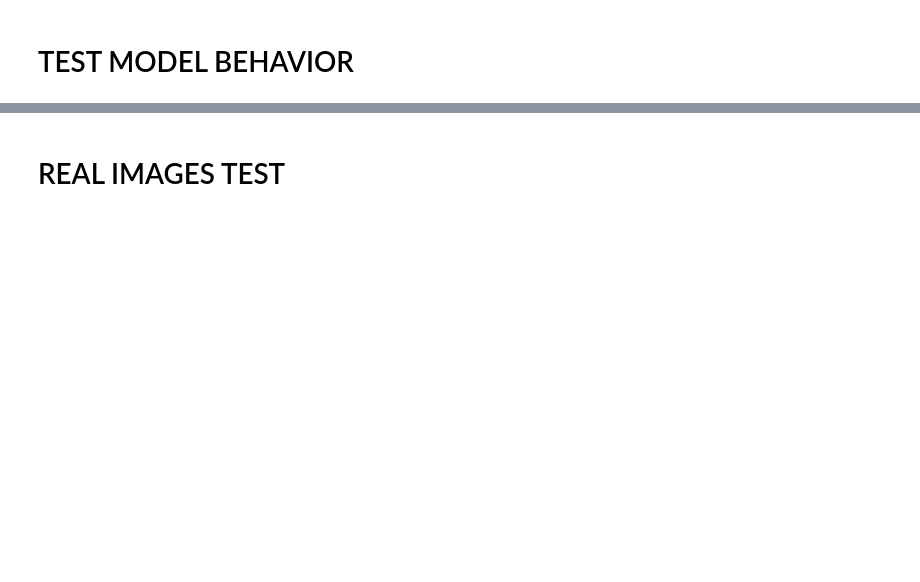
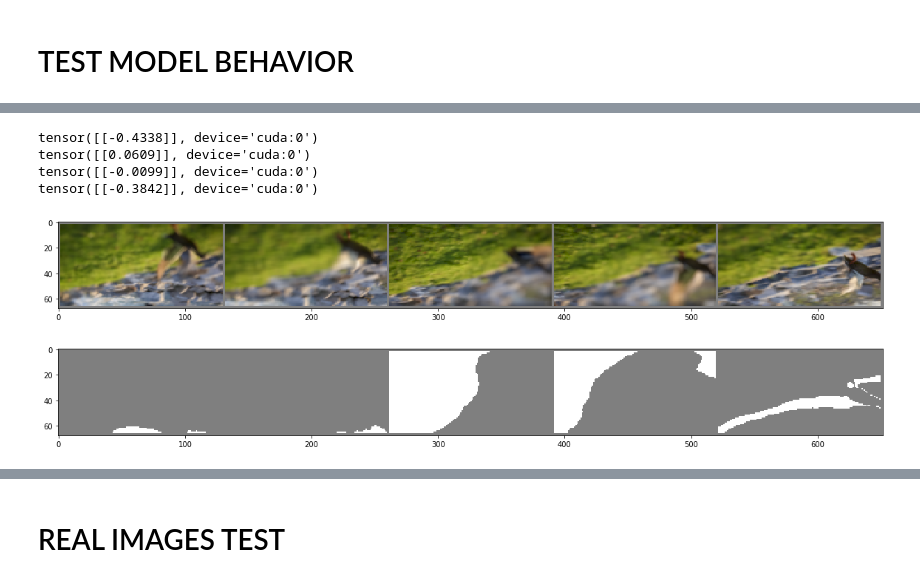
Before and after one commit to cianhwang/pyFusion, a Jupyter notebook: PolicyNet_test.ipynb, the cells around one changed output, grey strips where cells are left out. Cells and saved outputs as stored; diff of their text form; code cells hidden in the pictures; blank space fills up the shorter version.

```diff
--- a/PolicyNet_test.ipynb
+++ b/PolicyNet_test.ipynb
@@ -72 +63,57 @@ imshow(torchvision.utils.make_grid(y_train[0]).cpu())
+# %%
+def reset():
+    h = [torch.zeros(1, 1, 256).cuda(),
+                  torch.zeros(1, 1, 256).cuda()]
+    l = torch.rand(1, 1).cuda()-0.5 #-0.5~0.5
+    return h, l
+
+x_train = x_train.cuda()
+dpt = dpt.cuda()
+h, l = reset()
+
+J_est = []
+I_est = []
+U_est = []
+locs = []
+
+I, _, u_in  = getDefocuesImage(l, x_train[:, 0, ...], dpt[:, 0, ...])
+J_prev = I
+
+I_est.append(I)
+J_est.append(J_prev)
+U_est.append(u_in)
+
+locs.append(l)
+
+with torch.no_grad():
+    for t in range(x_train.size(1)-1):
+        obs = toy_utils.calc_obs_input((dpt[:, t] - 4.0)/6.0, sum(locs))
+        input_t = torch.cat([I, obs], dim = 1)
+
+        h, mu, l, _, _ = model(input_t, l, h)
+#                 l = torch.zeros(1, 1).cuda()
+#                 l = torch.rand(1, 1).cuda()-0.5
+        I, _, u_in = getDefocuesImage(sum(locs), x_train[:, t+1, ...], dpt[:, t+1, ...])
+        J_prev = fuseTwoImages(I, J_prev)
+        J_est.append(J_prev)
+        I_est.append(I)
+        U_est.append(u_in)
+
+        locs.append(l)
+        print(mu)
+
+    J_est = torch.stack(J_est, dim = 1)
+    I_est = torch.stack(I_est, dim = 1)
+    U_est = torch.stack(U_est, dim = 1)
+    locs = torch.stack(locs, dim = 1)
+
+imshow(torchvision.utils.make_grid(I_est[0]).cpu())
+imshow(torchvision.utils.make_grid(U_est[0]).cpu())
+# %% [output]
+tensor([[-0.4338]], device='cuda:0')
+tensor([[0.0609]], device='cuda:0')
+tensor([[-0.0099]], device='cuda:0')
+tensor([[-0.3842]], device='cuda:0')
+[figure, added]
+[figure, added]
 # %%
```
Also changed, not shown: parts of 17 cells of this notebook.
